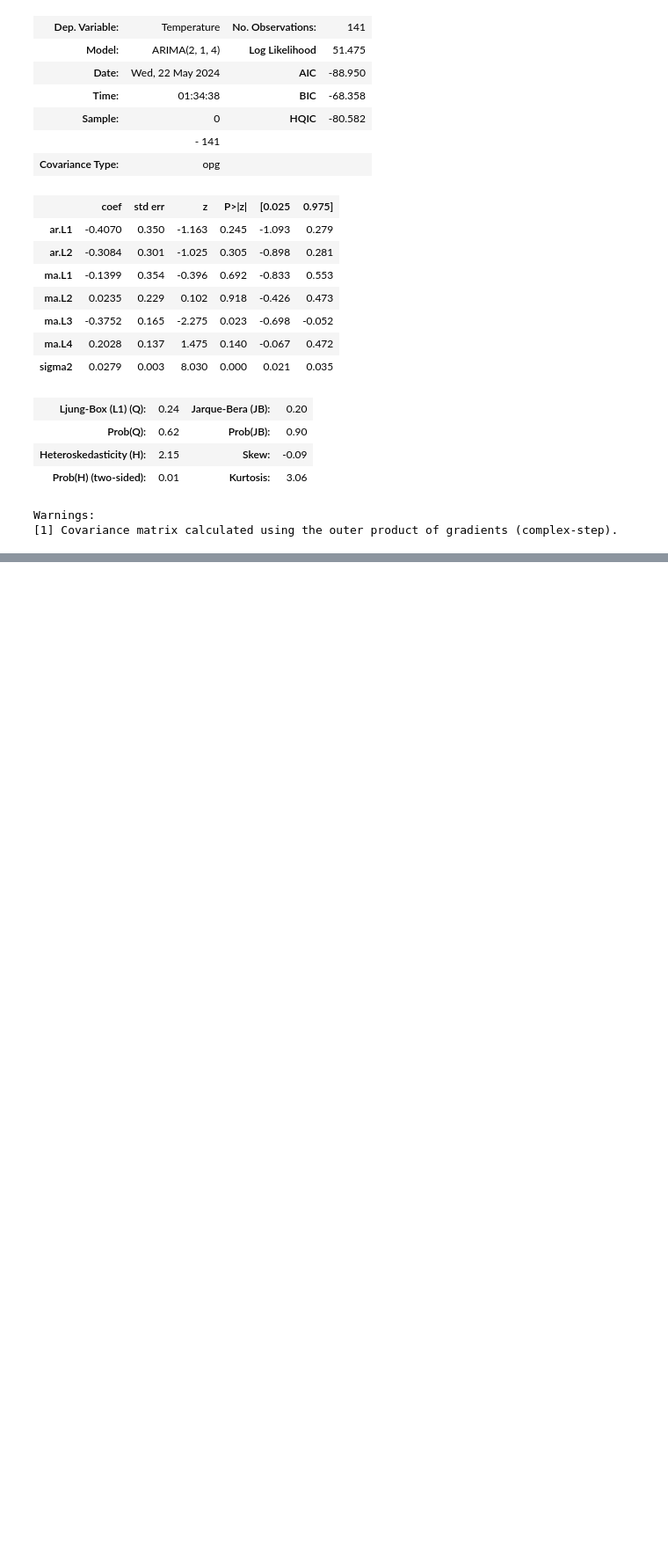
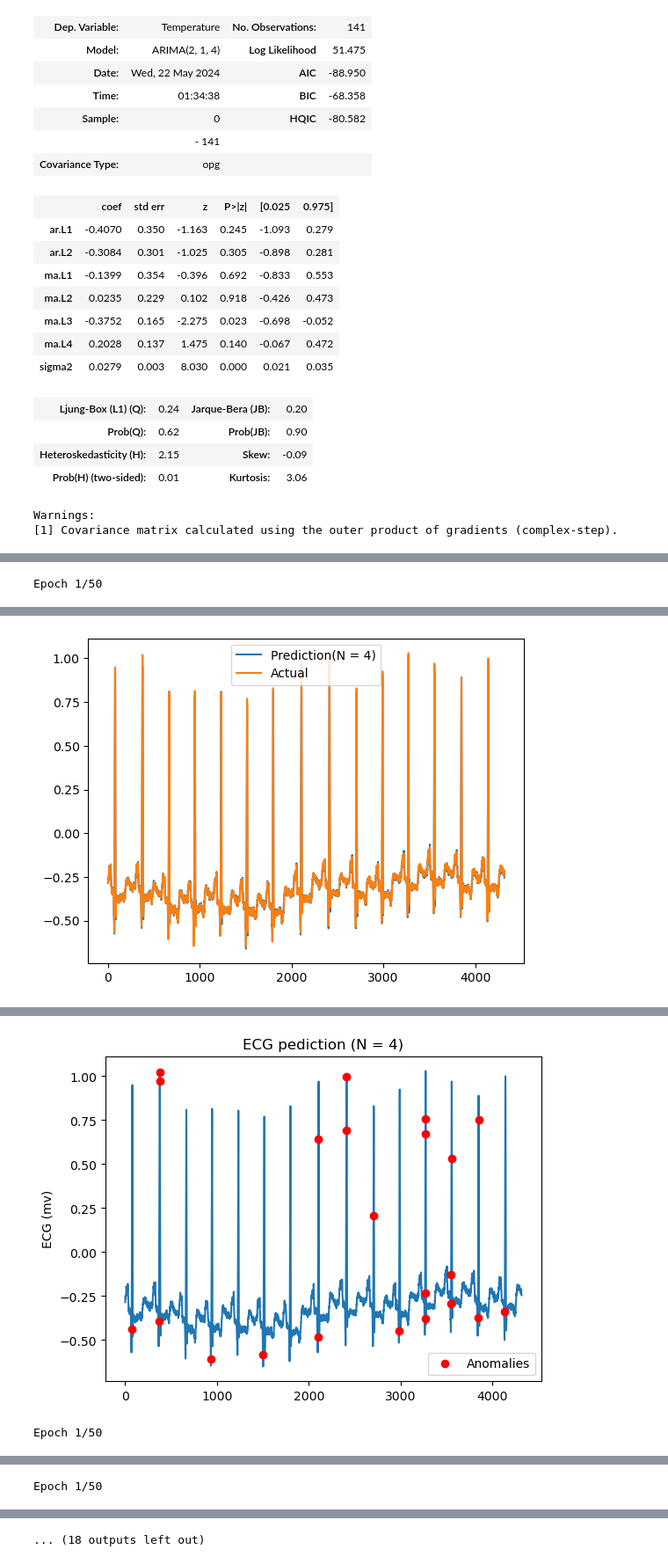
Before and after one commit to nagars/IL2233-KTH-Embedded-Intelligence, a Jupyter notebook: Project/Project_Task3.ipynb, the cells around one changed output, grey strips where cells are left out. Shown at 88% size. Cells and saved outputs as stored; diff of their text form; code cells hidden in the pictures; blank space fills up the shorter version.

Commit message:
Implemented tasks 3 (pending issue with bivariate LSTM prediction)
SOM implementation pending in Task4

```diff
--- a/Project/Project_Task3.ipynb
+++ b/Project/Project_Task3.ipynb
@@ -256,0 +343,69 @@ IndexError: positional indexers are out-of-bounds
+# %%
+from sklearn.metrics import mean_absolute_error
+from sklearn.metrics import r2_score
+from sklearn.metrics import mean_squared_error
+from sklearn.metrics import mean_absolute_percentage_error
+
+
+def find_prediction_anomalies(series_predict, series_actual):
+
+    series_err = np.abs(series_actual - series_predict)
+    threshold = np.percentile(series_err, 99.5)       # 0.5% error raye
+    anomalies = np.where(series_err>threshold)[0]
+
+    print("Anomalies: \n",anomalies)
+    return anomalies
+
+def LSTM_prediction(series, input_window_list, output_window, epochs, savefile):
+    # Generate data for each input window
+    for n in input_window_list:
+        # Split data as required
+        train_series, test_series = split_data(series, n, output_window, 0.8)
+
+        # Create LSTM
+        LSTM = create_LSTM(train_series[0], train_series[1], n, output_window, epochs)
+
+        # Predict out of sample values
+        LSTM_Output_Predict = LSTM.predict(test_series[0], verbose=0)
+
+        # plot series
+        plt.figure()
+        plt.plot(LSTM_Output_Predict, label="Prediction(N = "+ str(n) +")")
+        plt.plot(test_series[1], label="Actual")
+        #plt.title("LSTM - Prediction vs Expected (N = "+ str(n) +")")
+        plt.savefig(f'plots/LSTM_prediction(N = '+ str(n) +').png')
+        plt.legend()
+        plt.show()
+
+        # Calculate Metrics
+        print("LSTM - Input Vector (N = " + str(n) +")")
+        print('R2 = ', r2_score(LSTM_Output_Predict, test_series[1]))
+        print('MAE = ', mean_absolute_error(LSTM_Output_Predict, test_series[1]))
+        print('MSE = ', mean_squared_error(LSTM_Output_Predict, test_series[1]))
+        print('MAPE = ', mean_absolute_percentage_error(LSTM_Output_Predict, test_series[1]))
+
+        # Plot Anomalies
+        anomalies = Series(find_prediction_anomalies(LSTM_Output_Predict, test_series[1]).reshape(-1))
+        test_series_plot = Series(test_series[1][:,0].reshape(-1))
+
+        print(test_series_plot.iloc[anomalies])
+
+        # Plot series with anomalies marked
+        test_series_plot.plot.line(title = "ECG Prediction (N = " + str(n) +")")
+        plt.plot(anomalies, test_series_plot.iloc[anomalies], 'ro', label = "Anomalies")
+        plt.ylabel('ECG (mv)')
+        plt.legend()
+        plt.savefig(f"plots/{savefile}_{n}.png")
+        plt.show()
+
+
+# Create LSTM Models
+input_window = [4,8,16]
+epochs = 50
+output_window = 1 # Univariate
+
+# Run model prediction
+LSTM_prediction(series_mlii, input_window, output_window, epochs, "ECG_MLII")
+LSTM_prediction(series_v5, input_window, output_window, epochs, "ECG_V5")
+# %% [output]
+Epoch 1/50
@@ -256,0 +429 @@ IndexError: positional indexers are out-of-bounds
+[figure, added]
@@ -256,0 +447,2 @@ IndexError: positional indexers are out-of-bounds
+[figure, added]
+Epoch 1/50
@@ -256,0 +485 @@ IndexError: positional indexers are out-of-bounds
+Epoch 1/50
@@ -256,0 +503 @@ IndexError: positional indexers are out-of-bounds
+... (18 outputs left out)
```
Also changed, not shown: parts of 9 cells of this notebook, 34 other files.
